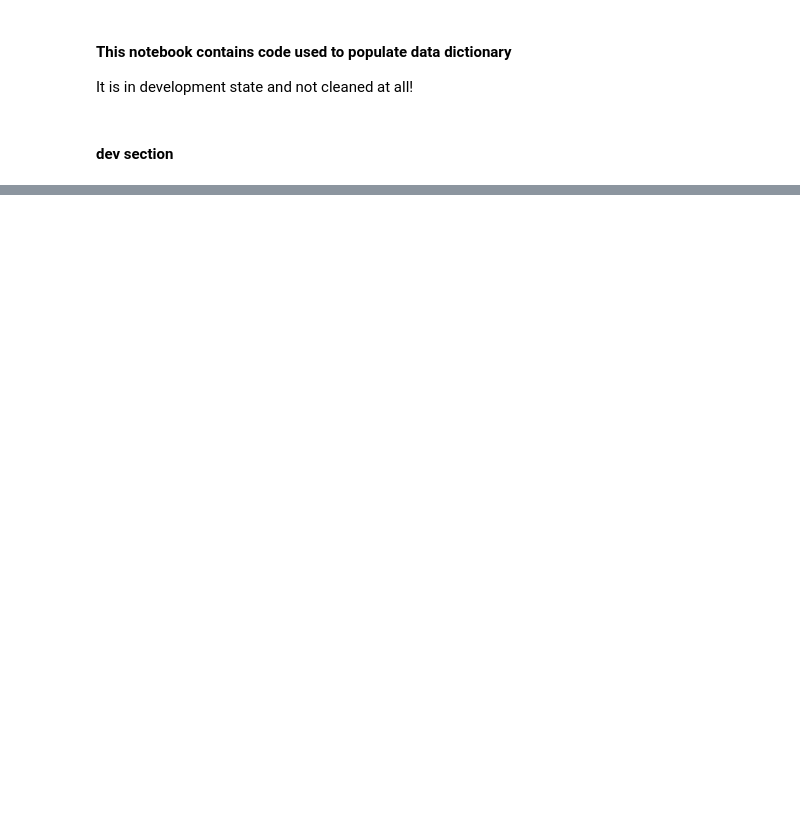
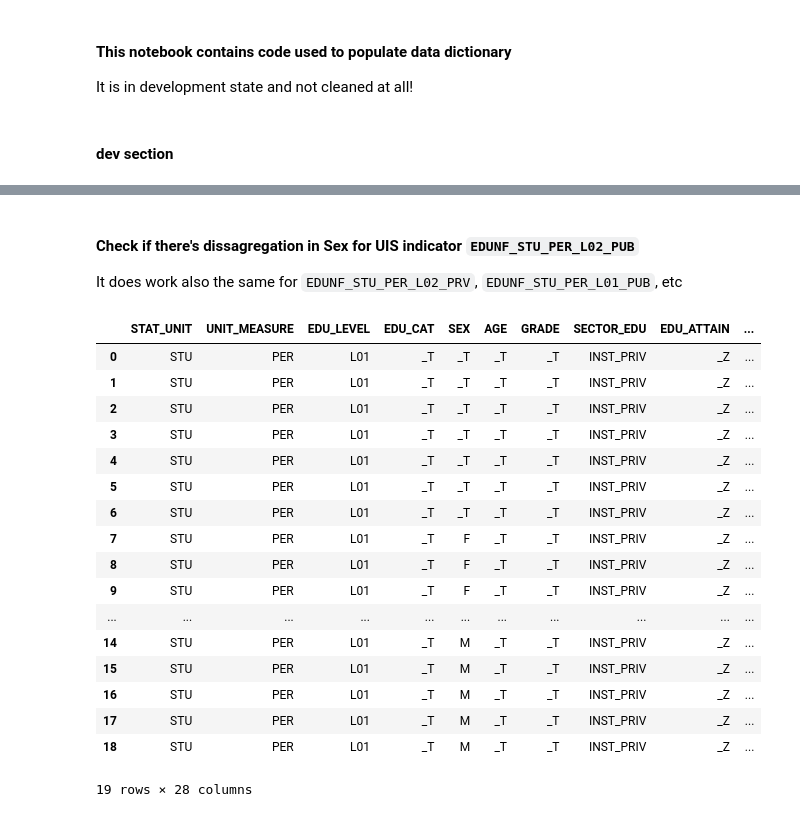
Before and after one commit to m-g-d-c/crba-etl, a Jupyter notebook: tmee/excel_tmee.ipynb, the cells around one changed output, grey strips where cells are left out. Cells and saved outputs as stored; diff of their text form; code cells hidden in the pictures; blank space fills up the shorter version.

Commit message:
update prototype notebook for parsing/checking tmee excel source

```diff
--- a/tmee/excel_tmee.ipynb
+++ b/tmee/excel_tmee.ipynb
@@ -172,3 +210,27 @@ wb.download(indicator='SH.XPD.CHEX.GD.ZS', country=['AL', 'AM', 'TR', 'TM', 'BA'
+# %% [markdown]
+#### Check if there's dissagregation in Sex for UIS indicator `EDUNF_STU_PER_L02_PUB`
+It does work also the same for `EDUNF_STU_PER_L02_PRV`, `EDUNF_STU_PER_L01_PUB`, etc
+# %%
+pd.read_csv('https://api.uis.unesco.org/sdmx/data/UNESCO,EDU_NON_FINANCE,3.0/STU.PER.L01.....INST_PRIV..............AL?startPeriod=1950&endPeriod=2050&format=csv&locale=en&subscription-key=9d48382df9ad408ca538352a4186791b')
+# %% [output]
+|  | STAT_UNIT | UNIT_MEASURE | EDU_LEVEL | EDU_CAT | SEX | AGE | GRADE | SECTOR_EDU | EDU_ATTAIN | ... |
+| 0 | STU | PER | L01 | _T | _T | _T | _T | INST_PRIV | _Z | ... |
+| 1 | STU | PER | L01 | _T | _T | _T | _T | INST_PRIV | _Z | ... |
+| 2 | STU | PER | L01 | _T | _T | _T | _T | INST_PRIV | _Z | ... |
+| 3 | STU | PER | L01 | _T | _T | _T | _T | INST_PRIV | _Z | ... |
+| 4 | STU | PER | L01 | _T | _T | _T | _T | INST_PRIV | _Z | ... |
+| 5 | STU | PER | L01 | _T | _T | _T | _T | INST_PRIV | _Z | ... |
+| 6 | STU | PER | L01 | _T | _T | _T | _T | INST_PRIV | _Z | ... |
+| 7 | STU | PER | L01 | _T | F | _T | _T | INST_PRIV | _Z | ... |
+| 8 | STU | PER | L01 | _T | F | _T | _T | INST_PRIV | _Z | ... |
+| 9 | STU | PER | L01 | _T | F | _T | _T | INST_PRIV | _Z | ... |
+| ... | ... | ... | ... | ... | ... | ... | ... | ... | ... | ... |
+| 14 | STU | PER | L01 | _T | M | _T | _T | INST_PRIV | _Z | ... |
+| 15 | STU | PER | L01 | _T | M | _T | _T | INST_PRIV | _Z | ... |
+| 16 | STU | PER | L01 | _T | M | _T | _T | INST_PRIV | _Z | ... |
+| 17 | STU | PER | L01 | _T | M | _T | _T | INST_PRIV | _Z | ... |
+| 18 | STU | PER | L01 | _T | M | _T | _T | INST_PRIV | _Z | ... |
+19 rows × 28 columns
 # %%
 # filter indicators that are new or retained from excel tmee data base
 logic_not_removed = indicators['Status in the new `db'].str.lower().str.contains('new|retained')
```
Also changed, not shown: parts of 8 cells of this notebook.
